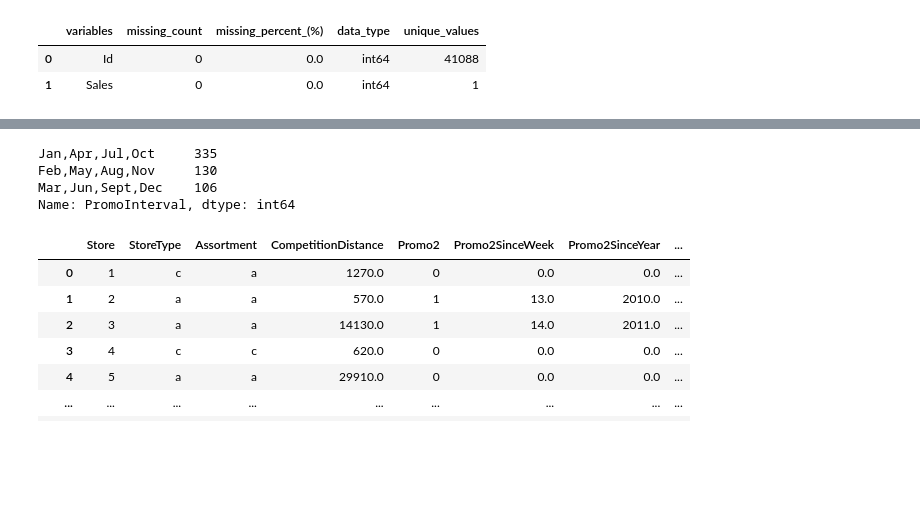
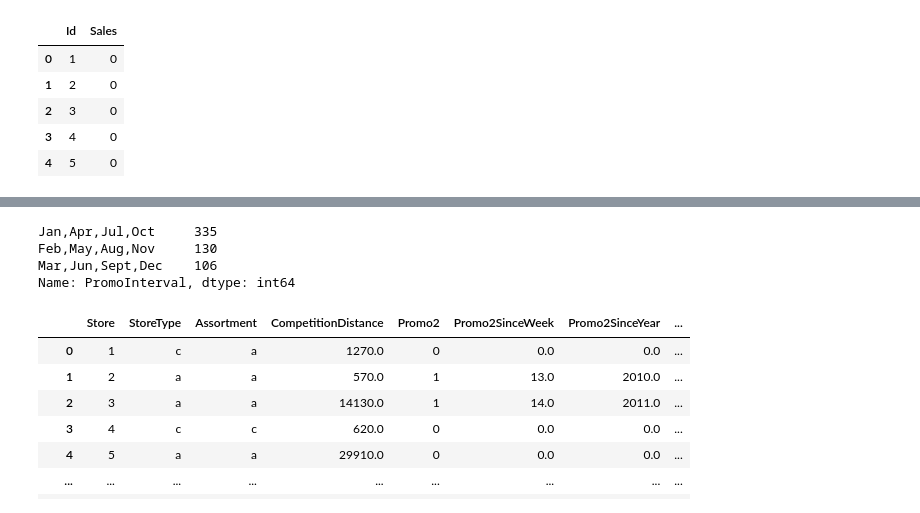
Before and after one commit to sel6/Rosmann_Pharmacy_prediction, a Jupyter notebook: notebooks/EDA.ipynb, the cells around one changed output, grey strips where cells are left out. Cells and saved outputs as stored; diff of their text form; code cells hidden in the pictures; blank space fills up the shorter version.

```diff
--- a/notebooks/EDA.ipynb
+++ b/notebooks/EDA.ipynb
@@ -31,8 +31,11 @@ test_df = pd.read_csv("../data/test.csv")
 train_df = pd.read_csv("../data/train.csv")
 # %%
 # checking sample dataset
-DV.summ_columns(sample_df)
+sample_df.head()
 # %% [output]
-|  | variables | missing_count | missing_percent_(%) | data_type | unique_values |
-| 0 | Id | 0 | 0.0 | int64 | 41088 |
-| 1 | Sales | 0 | 0.0 | int64 | 1 |
+|  | Id | Sales |
+| 0 | 1 | 0 |
+| 1 | 2 | 0 |
+| 2 | 3 | 0 |
+| 3 | 4 | 0 |
+| 4 | 5 | 0 |
```
Also changed, not shown: parts of 31 cells of this notebook, 3 other files.
